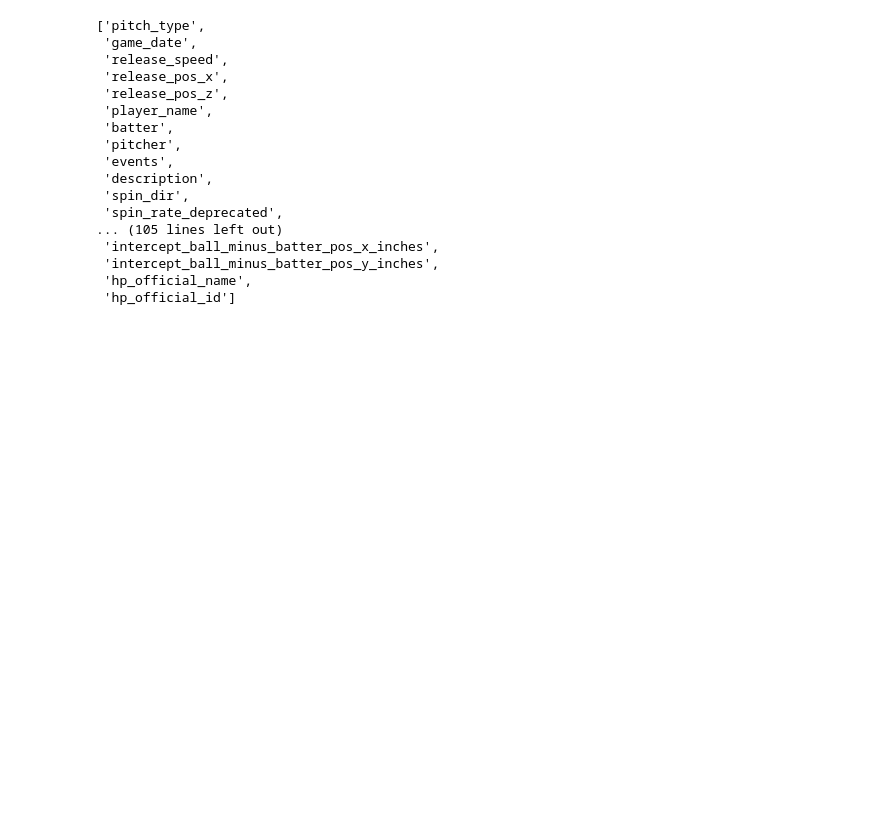
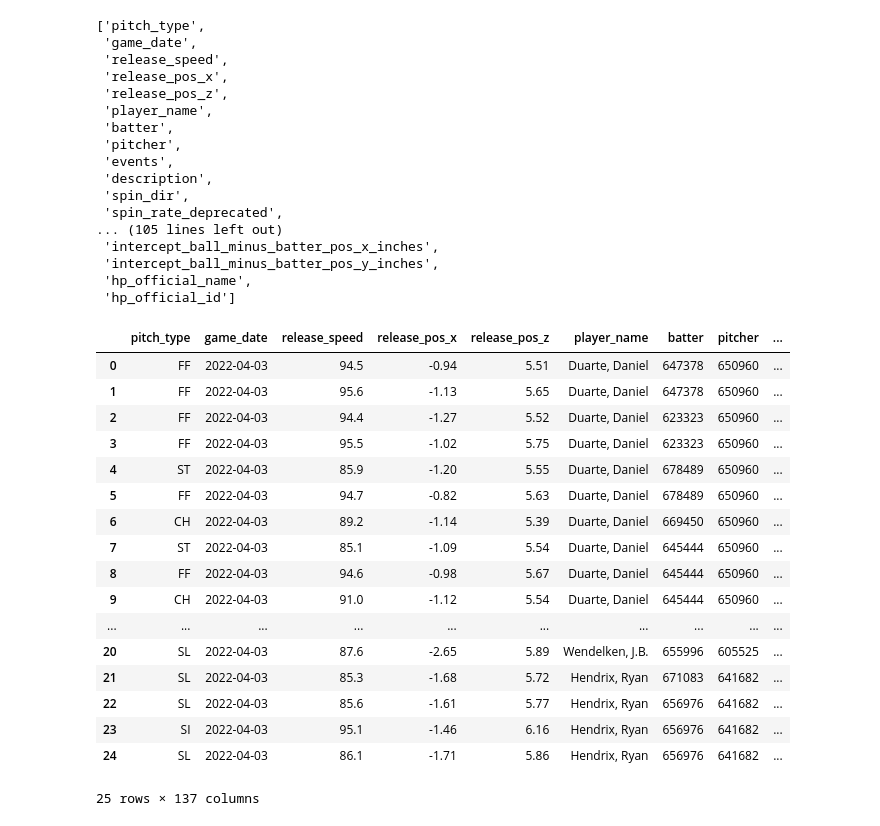
Before and after one commit to vfitz2/DVA_Project, a Jupyter notebook: src/feature_engr.ipynb, the cells around one changed output. Cells and saved outputs as stored; diff of their text form; code cells hidden in the pictures; blank space fills up the shorter version.

```diff
--- a/src/feature_engr.ipynb
+++ b/src/feature_engr.ipynb
@@ -135,4 +135,24 @@ data = data.filter(pl.col("description").is_in(["called_strike", "ball"]) &
                 (pl.col("sz_top").is_not_null())
                 )
 data = data.with_columns((pl.col("is_missed_ball") | pl.col("is_missed_strike")).alias("wrong_call"))
+# %%
+x_bins = [-0.83, -0.28, 0.28, 0.83]
+z_bins = [0.0, 1/3, 2/3, 1.0]
+# %%
+data = (
+    data
+    .with_columns
+    (
+        pl.when(pl.col("stand")=="R").then(pl.col("plate_x"))
+        .otherwise(-1*pl.col("plate_x"))
+        .alias("plate_x_bat_norm")
+    )
+    .with_columns
+    (
+        (
+            (pl.col("plate_z") - pl.col("sz_bot"))
+            /(pl.col("sz_top") - pl.col("sz_bot"))
+        ).alias("z_norm")
+    )
+)
 # %%
@@ -264,3 +320,24 @@ train_data.to_parquet(train_path,index=False)
 
 test_path = test_dir / f"test_data.parquet"
 test_data.to_parquet(test_path,index=False)
+# %%
+train_data.head(25)
+# %% [output]
+|  | pitch_type | game_date | release_speed | release_pos_x | release_pos_z | player_name | batter | pitcher | ... |
+| 0 | FF | 2022-04-03 | 94.5 | -0.94 | 5.51 | Duarte, Daniel | 647378 | 650960 | ... |
+| 1 | FF | 2022-04-03 | 95.6 | -1.13 | 5.65 | Duarte, Daniel | 647378 | 650960 | ... |
+| 2 | FF | 2022-04-03 | 94.4 | -1.27 | 5.52 | Duarte, Daniel | 623323 | 650960 | ... |
+| 3 | FF | 2022-04-03 | 95.5 | -1.02 | 5.75 | Duarte, Daniel | 623323 | 650960 | ... |
+| 4 | ST | 2022-04-03 | 85.9 | -1.20 | 5.55 | Duarte, Daniel | 678489 | 650960 | ... |
+| 5 | FF | 2022-04-03 | 94.7 | -0.82 | 5.63 | Duarte, Daniel | 678489 | 650960 | ... |
+| 6 | CH | 2022-04-03 | 89.2 | -1.14 | 5.39 | Duarte, Daniel | 669450 | 650960 | ... |
+| 7 | ST | 2022-04-03 | 85.1 | -1.09 | 5.54 | Duarte, Daniel | 645444 | 650960 | ... |
+| 8 | FF | 2022-04-03 | 94.6 | -0.98 | 5.67 | Duarte, Daniel | 645444 | 650960 | ... |
+| 9 | CH | 2022-04-03 | 91.0 | -1.12 | 5.54 | Duarte, Daniel | 645444 | 650960 | ... |
+| ... | ... | ... | ... | ... | ... | ... | ... | ... | ... |
+| 20 | SL | 2022-04-03 | 87.6 | -2.65 | 5.89 | Wendelken, J.B. | 655996 | 605525 | ... |
+| 21 | SL | 2022-04-03 | 85.3 | -1.68 | 5.72 | Hendrix, Ryan | 671083 | 641682 | ... |
+| 22 | SL | 2022-04-03 | 85.6 | -1.61 | 5.77 | Hendrix, Ryan | 656976 | 641682 | ... |
+| 23 | SI | 2022-04-03 | 95.1 | -1.46 | 6.16 | Hendrix, Ryan | 656976 | 641682 | ... |
+| 24 | SL | 2022-04-03 | 86.1 | -1.71 | 5.86 | Hendrix, Ryan | 656976 | 641682 | ... |
+25 rows × 137 columns
```
Also changed, not shown: parts of 4 cells of this notebook, 9 other files.
